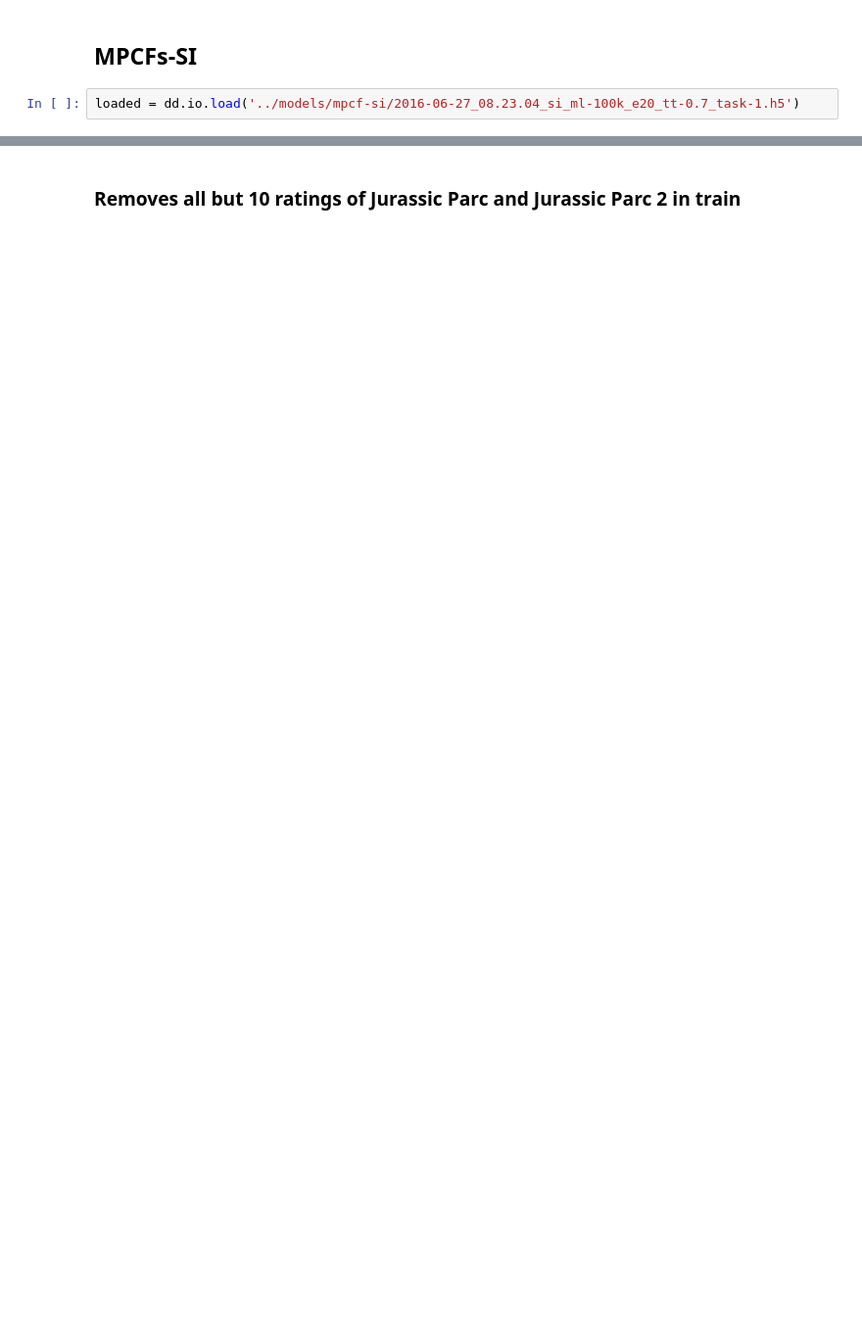
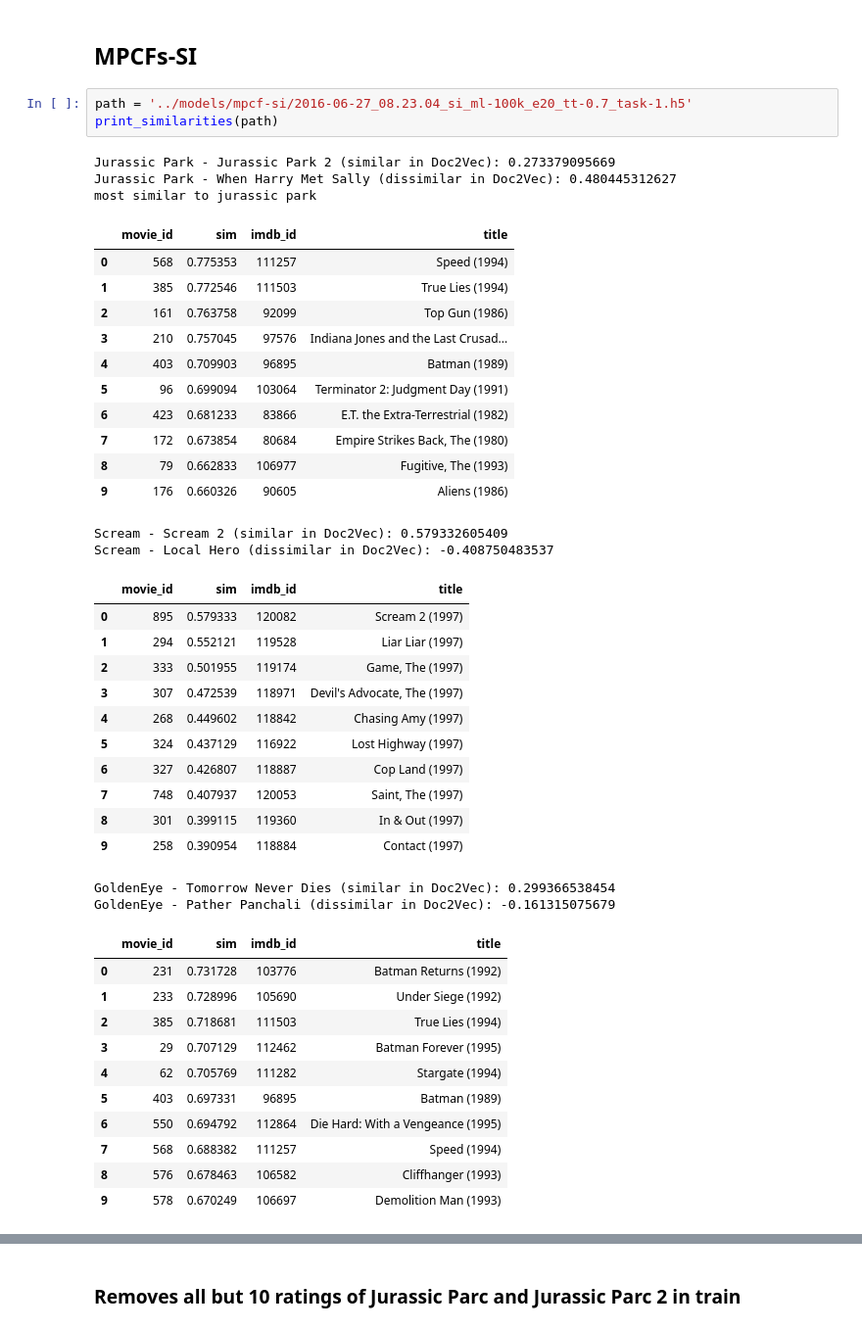
Before and after one commit to marcuniq/bsc-thesis, a Jupyter notebook: code/ipynb/similarity ml-100k.ipynb, the cells around one changed output, grey strips where cells are left out. Shown at 98% size. Saved outputs shown, nothing was run; the diff lists cells and outputs as text; blank space fills up the shorter version.

```diff
--- a/code/ipynb/similarity ml-100k.ipynb
+++ b/code/ipynb/similarity ml-100k.ipynb
@@ -194,4 +415,46 @@ print m_id
 # %% [markdown]
 ## MPCFs-SI
 # %%
-loaded = dd.io.load('../models/mpcf-si/2016-06-27_08.23.04_si_ml-100k_e20_tt-0.7_task-1.h5')
+path = '../models/mpcf-si/2016-06-27_08.23.04_si_ml-100k_e20_tt-0.7_task-1.h5'
+print_similarities(path)
+# %% [output]
+Jurassic Park - Jurassic Park 2 (similar in Doc2Vec): 0.273379095669
+Jurassic Park - When Harry Met Sally (dissimilar in Doc2Vec): 0.480445312627
+most similar to jurassic park
+|  | movie_id | sim | imdb_id | title |
+| 0 | 568 | 0.775353 | 111257 | Speed (1994) |
+| 1 | 385 | 0.772546 | 111503 | True Lies (1994) |
+| 2 | 161 | 0.763758 | 92099 | Top Gun (1986) |
+| 3 | 210 | 0.757045 | 97576 | Indiana Jones and the Last Crusad... |
+| 4 | 403 | 0.709903 | 96895 | Batman (1989) |
+| 5 | 96 | 0.699094 | 103064 | Terminator 2: Judgment Day (1991) |
+| 6 | 423 | 0.681233 | 83866 | E.T. the Extra-Terrestrial (1982) |
+| 7 | 172 | 0.673854 | 80684 | Empire Strikes Back, The (1980) |
+| 8 | 79 | 0.662833 | 106977 | Fugitive, The (1993) |
+| 9 | 176 | 0.660326 | 90605 | Aliens (1986) |
+Scream - Scream 2 (similar in Doc2Vec): 0.579332605409
+Scream - Local Hero (dissimilar in Doc2Vec): -0.408750483537
+|  | movie_id | sim | imdb_id | title |
+| 0 | 895 | 0.579333 | 120082 | Scream 2 (1997) |
+| 1 | 294 | 0.552121 | 119528 | Liar Liar (1997) |
+| 2 | 333 | 0.501955 | 119174 | Game, The (1997) |
+| 3 | 307 | 0.472539 | 118971 | Devil's Advocate, The (1997) |
+| 4 | 268 | 0.449602 | 118842 | Chasing Amy (1997) |
+| 5 | 324 | 0.437129 | 116922 | Lost Highway (1997) |
+| 6 | 327 | 0.426807 | 118887 | Cop Land (1997) |
+| 7 | 748 | 0.407937 | 120053 | Saint, The (1997) |
+| 8 | 301 | 0.399115 | 119360 | In & Out (1997) |
+| 9 | 258 | 0.390954 | 118884 | Contact (1997) |
+GoldenEye - Tomorrow Never Dies (similar in Doc2Vec): 0.299366538454
+GoldenEye - Pather Panchali (dissimilar in Doc2Vec): -0.161315075679
+|  | movie_id | sim | imdb_id | title |
+| 0 | 231 | 0.731728 | 103776 | Batman Returns (1992) |
+| 1 | 233 | 0.728996 | 105690 | Under Siege (1992) |
+| 2 | 385 | 0.718681 | 111503 | True Lies (1994) |
+| 3 | 29 | 0.707129 | 112462 | Batman Forever (1995) |
+| 4 | 62 | 0.705769 | 111282 | Stargate (1994) |
+| 5 | 403 | 0.697331 | 96895 | Batman (1989) |
+| 6 | 550 | 0.694792 | 112864 | Die Hard: With a Vengeance (1995) |
+| 7 | 568 | 0.688382 | 111257 | Speed (1994) |
+| 8 | 576 | 0.678463 | 106582 | Cliffhanger (1993) |
+| 9 | 578 | 0.670249 | 106697 | Demolition Man (1993) |
```
Also changed, not shown: parts of 53 cells of this notebook, 6 other files.
